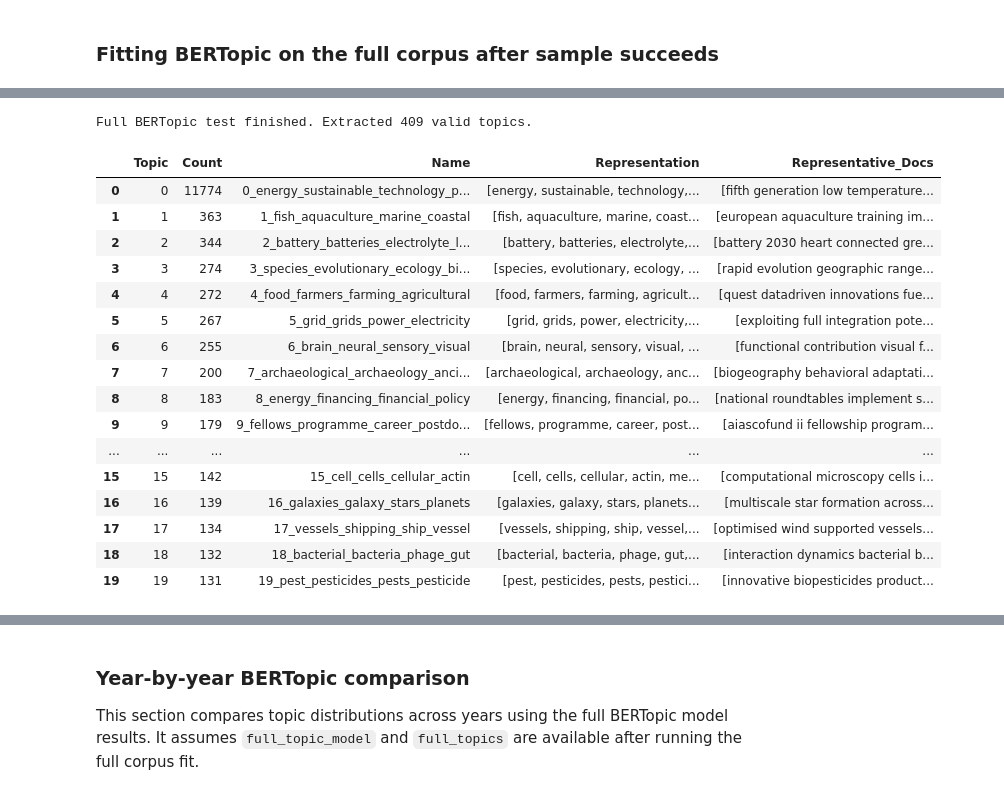
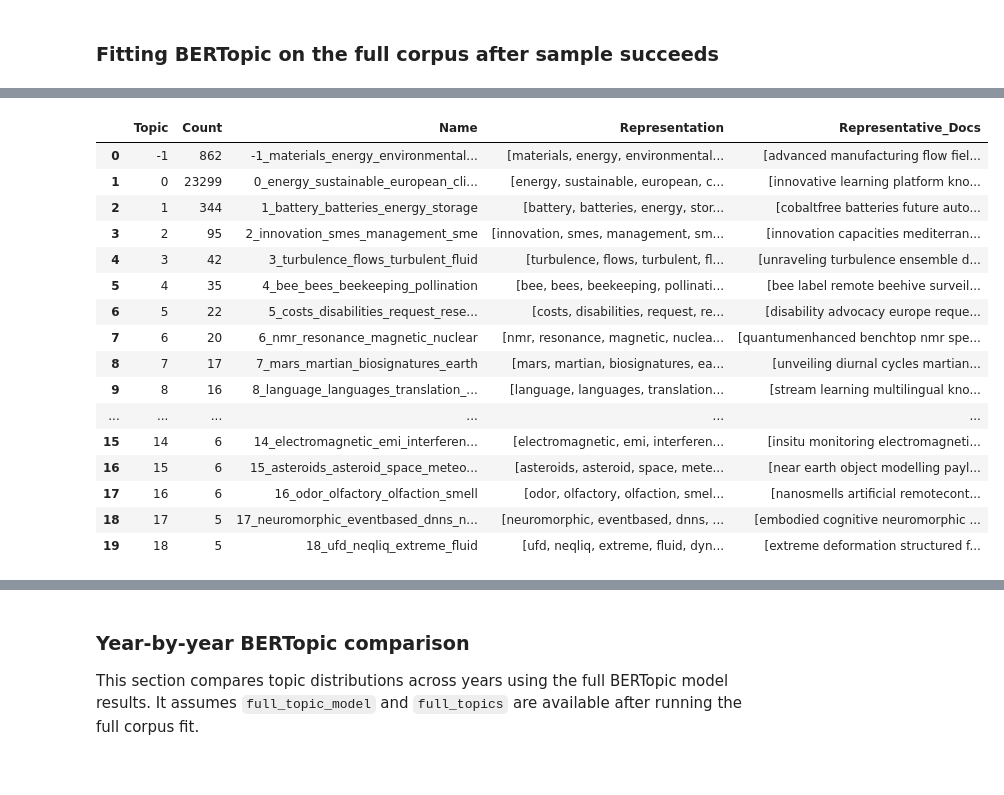
Before and after one commit to kimwilmink/Discourse_Analysis_EU_Budget_Strategy, a Jupyter notebook: bow_and_bertopic_analysis.ipynb, the cells around one changed output, grey strips where cells are left out. Drawn from its saved outputs; the diff is of its cells as text; code cells hidden in the pictures.

```diff
--- a/bow_and_bertopic_analysis.ipynb
+++ b/bow_and_bertopic_analysis.ipynb
@@ -654,18 +647,13 @@ full_topic_model = BERTopic(
         cluster_selection_method="eom",
         prediction_data=True,
     ),
-    min_topic_size=20,
-    nr_topics="auto",
+    min_topic_size=5,
     verbose=True,
 )
 
 
 full_topics, full_probs = full_topic_model.fit_transform(corpus_raw)
 
-new_topics = full_topic_model.reduce_outliers(corpus_raw, full_topics, strategy="probabilities", probabilities=full_probs)
-full_topic_model.update_topics(corpus_raw, topics=new_topics)
-print(f"Full BERTopic test finished. Extracted {len(full_topic_model.get_topic_info()) - 1} valid topics.")
-
 full_topic_info = full_topic_model.get_topic_info()
 display(full_topic_info.head(20))
 # %% [output]
@@ -685,21 +672,20 @@ display(full_topic_info.head(20))
-Full BERTopic test finished. Extracted 409 valid topics.
 |  | Topic | Count | Name | Representation | Representative_Docs |
-| 0 | 0 | 11774 | 0_energy_sustainable_technology_p... | [energy, sustainable, technology,... | [fifth generation low temperature... |
-| 1 | 1 | 363 | 1_fish_aquaculture_marine_coastal | [fish, aquaculture, marine, coast... | [european aquaculture training im... |
-| 2 | 2 | 344 | 2_battery_batteries_electrolyte_l... | [battery, batteries, electrolyte,... | [battery 2030 heart connected gre... |
-| 3 | 3 | 274 | 3_species_evolutionary_ecology_bi... | [species, evolutionary, ecology, ... | [rapid evolution geographic range... |
-| 4 | 4 | 272 | 4_food_farmers_farming_agricultural | [food, farmers, farming, agricult... | [quest datadriven innovations fue... |
-| 5 | 5 | 267 | 5_grid_grids_power_electricity | [grid, grids, power, electricity,... | [exploiting full integration pote... |
-| 6 | 6 | 255 | 6_brain_neural_sensory_visual | [brain, neural, sensory, visual, ... | [functional contribution visual f... |
-| 7 | 7 | 200 | 7_archaeological_archaeology_anci... | [archaeological, archaeology, anc... | [biogeography behavioral adaptati... |
-| 8 | 8 | 183 | 8_energy_financing_financial_policy | [energy, financing, financial, po... | [national roundtables implement s... |
-| 9 | 9 | 179 | 9_fellows_programme_career_postdo... | [fellows, programme, career, post... | [aiascofund ii fellowship program... |
+| 0 | -1 | 862 | -1_materials_energy_environmental... | [materials, energy, environmental... | [advanced manufacturing flow fiel... |
+| 1 | 0 | 23299 | 0_energy_sustainable_european_cli... | [energy, sustainable, european, c... | [innovative learning platform kno... |
+| 2 | 1 | 344 | 1_battery_batteries_energy_storage | [battery, batteries, energy, stor... | [cobaltfree batteries future auto... |
+| 3 | 2 | 95 | 2_innovation_smes_management_sme | [innovation, smes, management, sm... | [innovation capacities mediterran... |
+| 4 | 3 | 42 | 3_turbulence_flows_turbulent_fluid | [turbulence, flows, turbulent, fl... | [unraveling turbulence ensemble d... |
+| 5 | 4 | 35 | 4_bee_bees_beekeeping_pollination | [bee, bees, beekeeping, pollinati... | [bee label remote beehive surveil... |
+| 6 | 5 | 22 | 5_costs_disabilities_request_rese... | [costs, disabilities, request, re... | [disability advocacy europe reque... |
+| 7 | 6 | 20 | 6_nmr_resonance_magnetic_nuclear | [nmr, resonance, magnetic, nuclea... | [quantumenhanced benchtop nmr spe... |
+| 8 | 7 | 17 | 7_mars_martian_biosignatures_earth | [mars, martian, biosignatures, ea... | [unveiling diurnal cycles martian... |
+| 9 | 8 | 16 | 8_language_languages_translation_... | [language, languages, translation... | [stream learning multilingual kno... |
 | ... | ... | ... | ... | ... | ... |
-| 15 | 15 | 142 | 15_cell_cells_cellular_actin | [cell, cells, cellular, actin, me... | [computational microscopy cells i... |
-| 16 | 16 | 139 | 16_galaxies_galaxy_stars_planets | [galaxies, galaxy, stars, planets... | [multiscale star formation across... |
-| 17 | 17 | 134 | 17_vessels_shipping_ship_vessel | [vessels, shipping, ship, vessel,... | [optimised wind supported vessels... |
-| 18 | 18 | 132 | 18_bacterial_bacteria_phage_gut | [bacterial, bacteria, phage, gut,... | [interaction dynamics bacterial b... |
-| 19 | 19 | 131 | 19_pest_pesticides_pests_pesticide | [pest, pesticides, pests, pestici... | [innovative biopesticides product... |
+| 15 | 14 | 6 | 14_electromagnetic_emi_interferen... | [electromagnetic, emi, interferen... | [insitu monitoring electromagneti... |
+| 16 | 15 | 6 | 15_asteroids_asteroid_space_meteo... | [asteroids, asteroid, space, mete... | [near earth object modelling payl... |
+| 17 | 16 | 6 | 16_odor_olfactory_olfaction_smell | [odor, olfactory, olfaction, smel... | [nanosmells artificial remotecont... |
+| 18 | 17 | 5 | 17_neuromorphic_eventbased_dnns_n... | [neuromorphic, eventbased, dnns, ... | [embodied cognitive neuromorphic ... |
+| 19 | 18 | 5 | 18_ufd_neqliq_extreme_fluid | [ufd, neqliq, extreme, fluid, dyn... | [extreme deformation structured f... |
 # %%
 N_NAMED = 14
 topic_sizes = full_topic_info.sort_values("Count", ascending=False)
```
Also changed, not shown: parts of 5 cells of this notebook.
